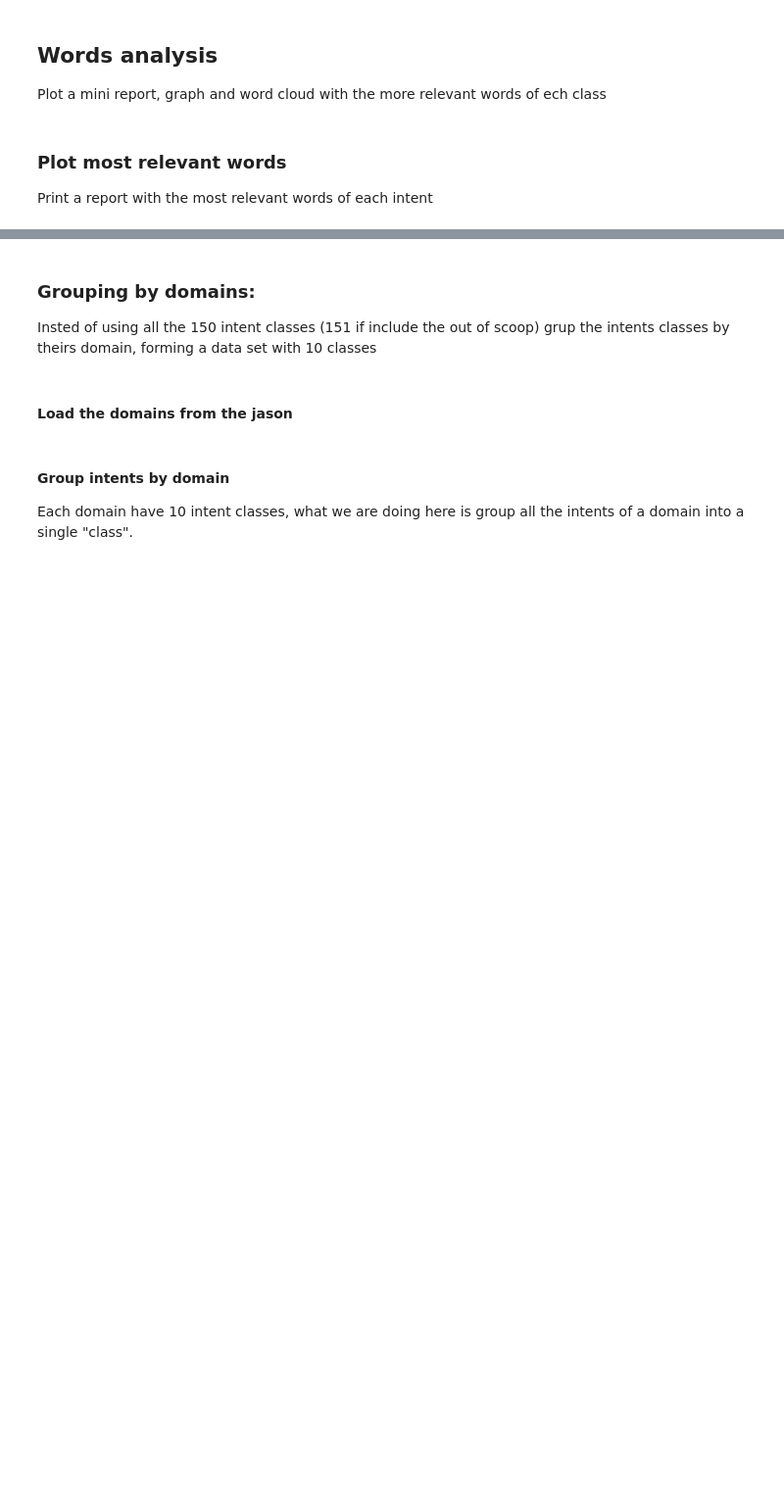
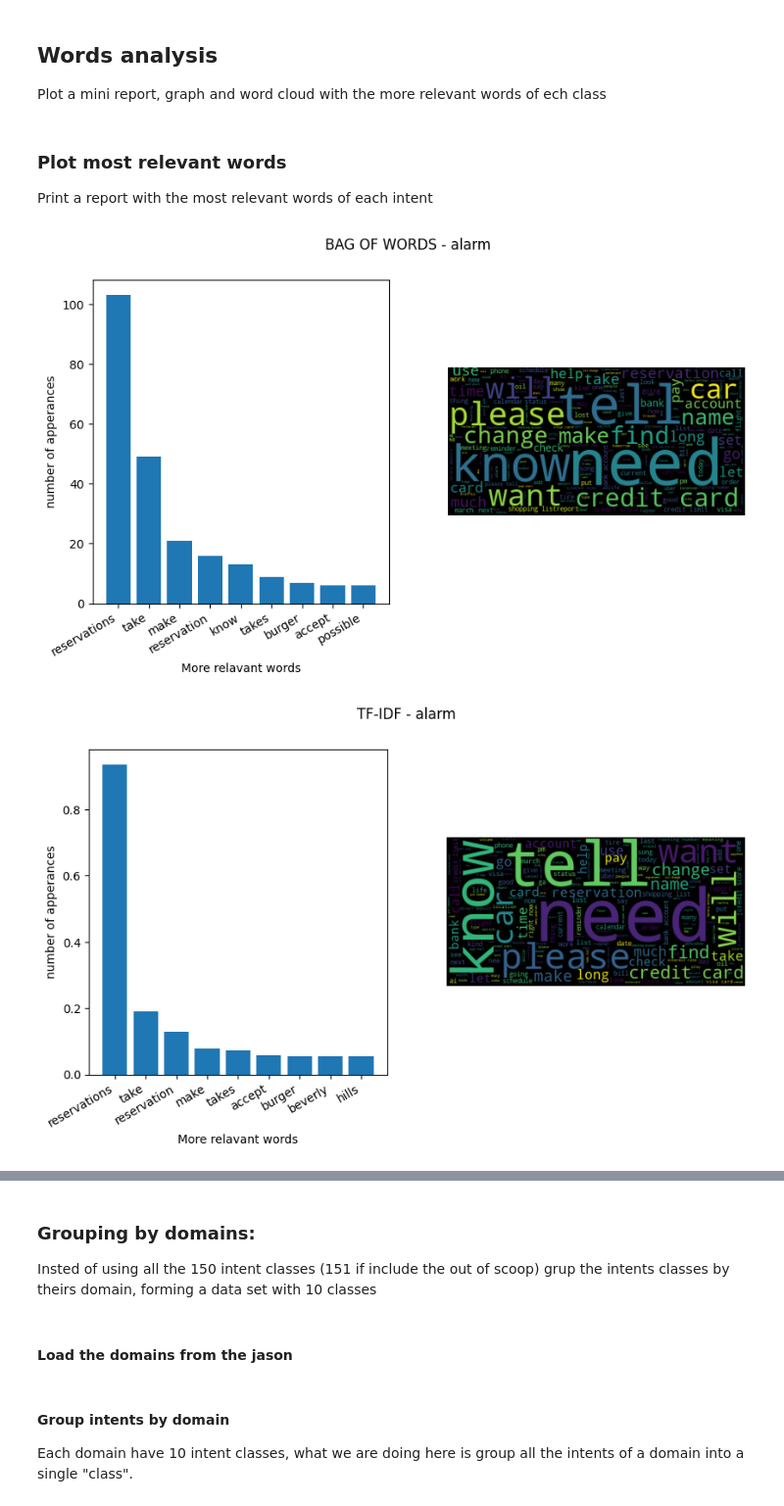
Before and after one commit to FilippoComastri/Intent-Class-and-OOS-Prediction, a Jupyter notebook: ds_exploration.ipynb, the cells around one changed output, grey strips where cells are left out. Shown at 98% size. Drawn from its saved outputs; the diff is of its cells as text; code cells hidden in the pictures; blank space fills up the shorter version.

```diff
--- a/ds_exploration.ipynb
+++ b/ds_exploration.ipynb
@@ -156,8 +157,3 @@ def preProcess(w):
-# %%
-import nltk
-from nltk.corpus import stopwords
-nltk.download(['stopwords'])
-stop_words = stopwords.words('english')
 # %% [markdown]
 ## Words analysis
 Plot a mini report, graph and word cloud with the more relevant words of ech class
@@ -165,7 +161,8 @@ Plot a mini report, graph and word cloud with the more relevant words of ech cla
 from sklearn.feature_extraction.text import CountVectorizer, TfidfVectorizer
 from operator import itemgetter
 
-def plot_top_n(corpus, a_class, vectorizer, n):
+def plot_top_n(corpus,keys, a_class, vectorizer, n):
+
     idx = keys.index(a_class)
     X = vectorizer.fit_transform(corpus).toarray()
     feat_val = list(zip(vectorizer.get_feature_names_out(), X[idx]))
@@ -175,20 +172,27 @@ def plot_top_n(corpus, a_class, vectorizer, n):
     feat_val_top_n = feat_val[:n-1]
     feat_val_sep = list(zip(*feat_val_top_n))
 
+    if type(vectorizer) == type(CountVectorizer()):
+        vect = 'BAG OF WORDS'
+    else :
+        vect = 'TF-IDF'
+
+    plt.figure(figsize=(10,5))
+    plt.suptitle(f'{vect} - {a_class}')
+    plt.subplot(1,2,1)
+
     # plot's labels
-    plt.title(a_class)
     plt.xlabel("More relavant words")
     plt.ylabel("number of apperances")
 
     # format the x values
     plt.bar(feat_val_sep[0],feat_val_sep[1])
     plt.xticks(rotation=30, ha='right')
-    plt.show()
 
     # Word Cloud
-    word_list = [x for x in (" ".join(values)).split() if x != "ssss"]
+    word_list = [x for x in (" ".join(corpus)).split() if x != "ssss"]
     wordcloud = WordCloud().generate(" ".join(word_list))
-    plt.figure()
+    plt.subplot(1,2,2)
     plt.imshow(wordcloud)
     plt.axis('off')
     plt.show()
@@ -231,0 +202,20 @@ for intent in keys:
+# %%
+
+
+intents = train_val_df.groupby('intent')['query'].apply(lambda x: " ".join(x))
+keys = ['alarm','nutrition_info']
+values = list(intents.values)
+
+intents_n = train_val_df.groupby('intent')['query'].apply(lambda x: "ssss " + " ssss ".join(x) + " ssss")
+keys_n = list(intents_n.keys())
+values_n = list(intents_n.values)
+
+for intent in keys:
+
+    n = 10
+
+    plot_top_n(values, keys,intent, CountVectorizer(ngram_range=(1,1), preprocessor=preProcess, stop_words=stop_words), n)
+    plot_top_n(values,keys, intent, TfidfVectorizer(ngram_range=(1,1), preprocessor=preProcess, stop_words=stop_words), n)
+# %% [output]
+[figure, added]
+[figure, added]
```
Also changed, not shown: parts of 7 cells of this notebook, 2 other files.
